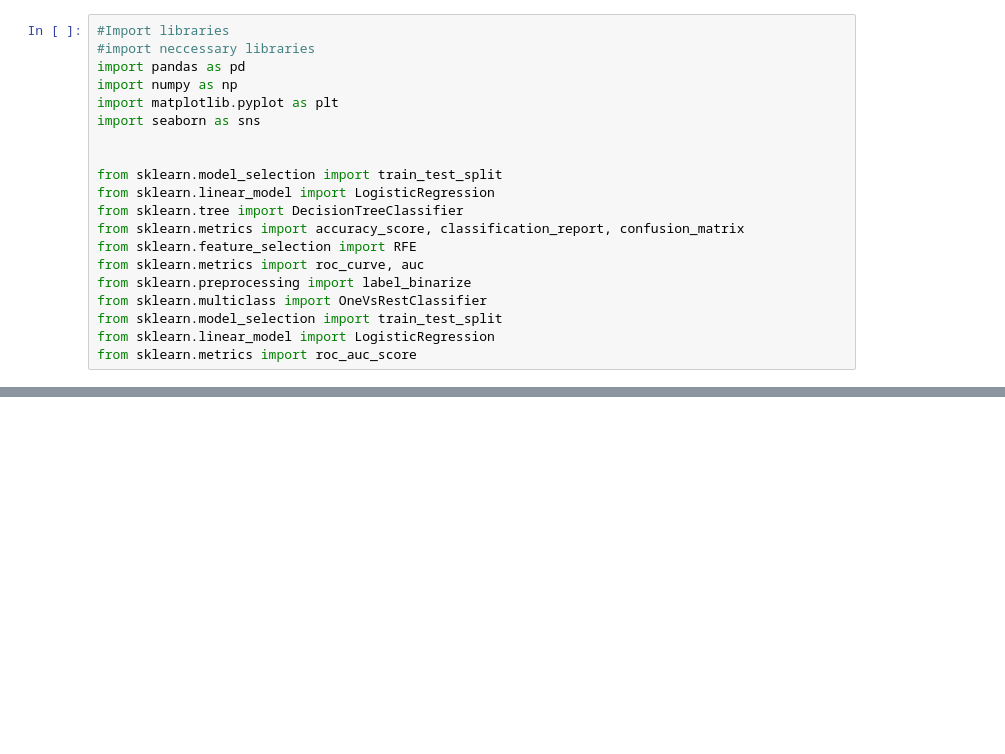
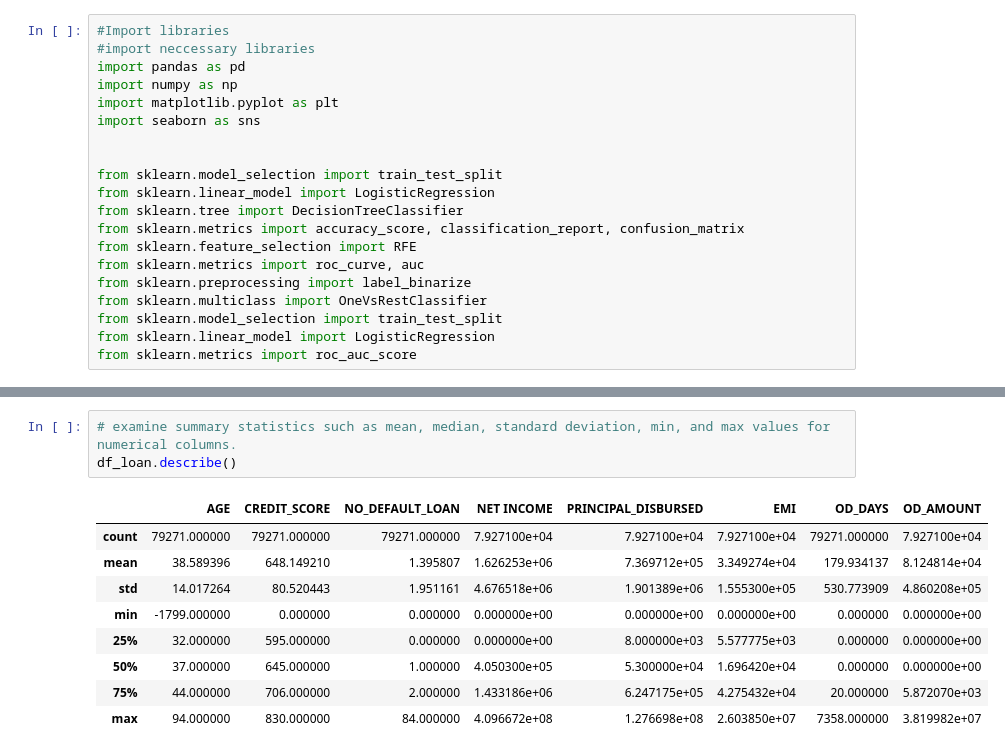
Before and after one commit to AlexIrungu/DSC-CapstoneProject, a Jupyter notebook: notebooks/james.ipynb, the cells around one changed output, grey strips where cells are left out. Drawn from its saved outputs; the diff is of its cells as text; blank space fills up the shorter version.

```diff
--- a/notebooks/james.ipynb
+++ b/notebooks/james.ipynb
@@ -495,0 +346,13 @@ df['age'] = df['date_of_birth'].apply(lambda dob: relativedelta(current_date, do
+# %%
+# examine summary statistics such as mean, median, standard deviation, min, and max values for numerical columns.
+df_loan.describe()
+# %% [output]
+|  | AGE | CREDIT_SCORE | NO_DEFAULT_LOAN | NET INCOME | PRINCIPAL_DISBURSED | EMI | OD_DAYS | OD_AMOUNT |
+| count | 79271.000000 | 79271.000000 | 79271.000000 | 7.927100e+04 | 7.927100e+04 | 7.927100e+04 | 79271.000000 | 7.927100e+04 |
+| mean | 38.589396 | 648.149210 | 1.395807 | 1.626253e+06 | 7.369712e+05 | 3.349274e+04 | 179.934137 | 8.124814e+04 |
+| std | 14.017264 | 80.520443 | 1.951161 | 4.676518e+06 | 1.901389e+06 | 1.555300e+05 | 530.773909 | 4.860208e+05 |
+| min | -1799.000000 | 0.000000 | 0.000000 | 0.000000e+00 | 0.000000e+00 | 0.000000e+00 | 0.000000 | 0.000000e+00 |
+| 25% | 32.000000 | 595.000000 | 0.000000 | 0.000000e+00 | 8.000000e+03 | 5.577775e+03 | 0.000000 | 0.000000e+00 |
+| 50% | 37.000000 | 645.000000 | 1.000000 | 4.050300e+05 | 5.300000e+04 | 1.696420e+04 | 0.000000 | 0.000000e+00 |
+| 75% | 44.000000 | 706.000000 | 2.000000 | 1.433186e+06 | 6.247175e+05 | 4.275432e+04 | 20.000000 | 5.872070e+03 |
+| max | 94.000000 | 830.000000 | 84.000000 | 4.096672e+08 | 1.276698e+08 | 2.603850e+07 | 7358.000000 | 3.819982e+07 |
```
Also changed, not shown: parts of 102 cells of this notebook, 3 other files.
